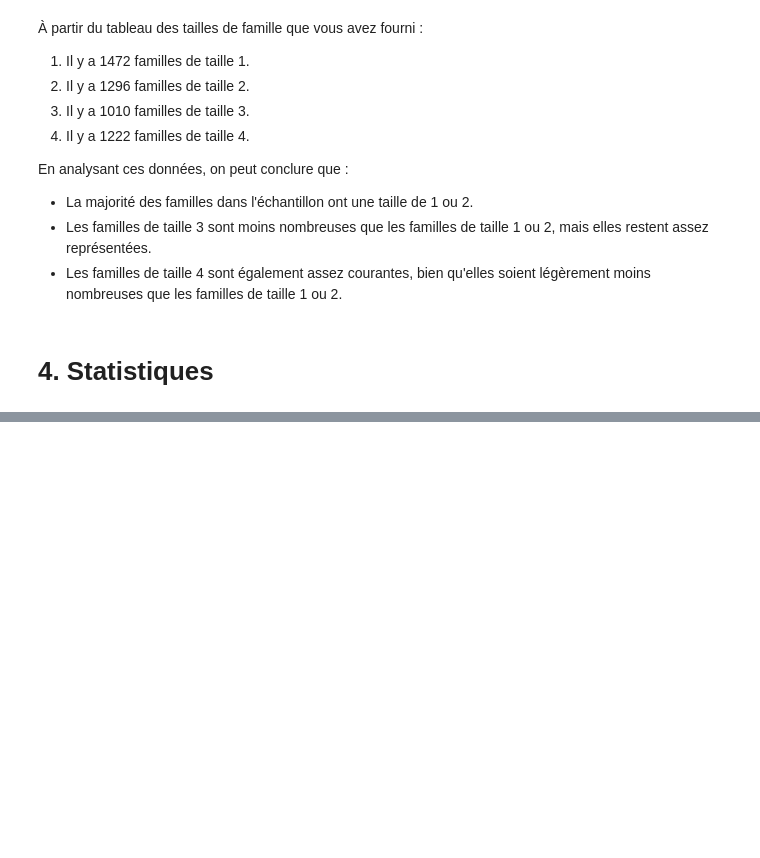
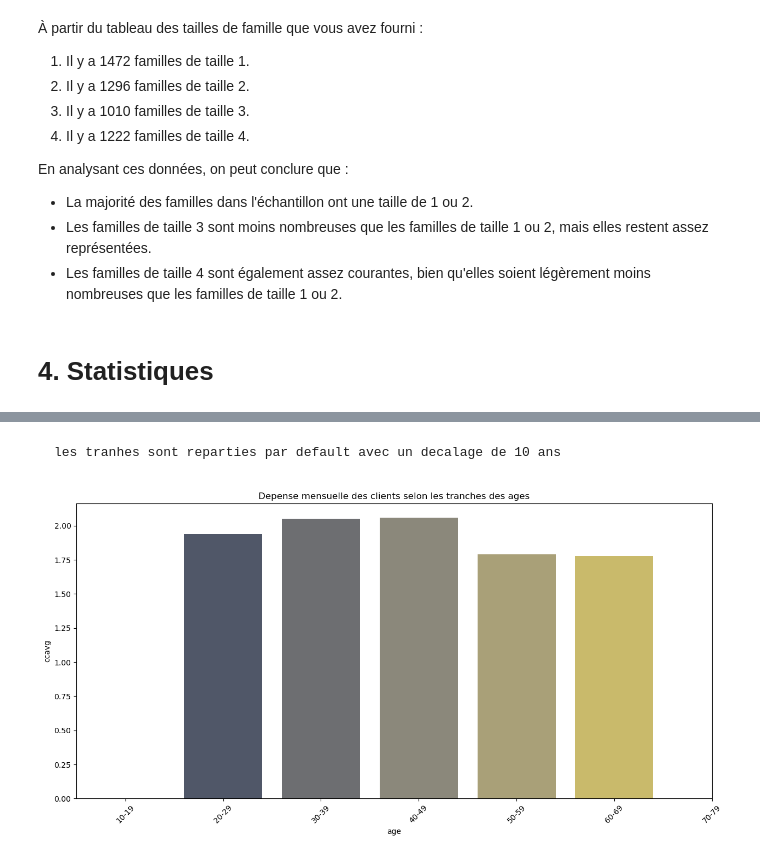
Before and after one commit to ImadElMaftouhi/Projet_dataMining, a Jupyter notebook: clustering.ipynb, the cells around one changed output, grey strips where cells are left out. Saved outputs shown, nothing was run; the diff lists cells and outputs as text; code cells hidden in the pictures; blank space fills up the shorter version.

```diff
--- a/clustering.ipynb
+++ b/clustering.ipynb
@@ -458,0 +545,17 @@ En analysant ces données, on peut conclure que :
+# %% [markdown]
+    les tranhes sont reparties par default avec un decalage de 10 ans
+# %%
+plt.figure(figsize=(15, 7))
+
+# Plot the barplot
+sns.barplot(data=age_ccavg_df, x='age', y='ccavg', palette=palettes[8])
+
+plt.xticks(range(nb_tranche), [f'{(i+1)*10}-{(i+2)*10-1}' for i in range(nb_tranche)], rotation=45)
+
+# Set the y-scale to linear
+plt.yscale('linear')
+plt.title('Depense mensuelle des clients selon les tranches des ages')
+# Show the plot
+plt.show()
+# %% [output]
+[figure, added]
```
Also changed, not shown: parts of 23 cells of this notebook.
